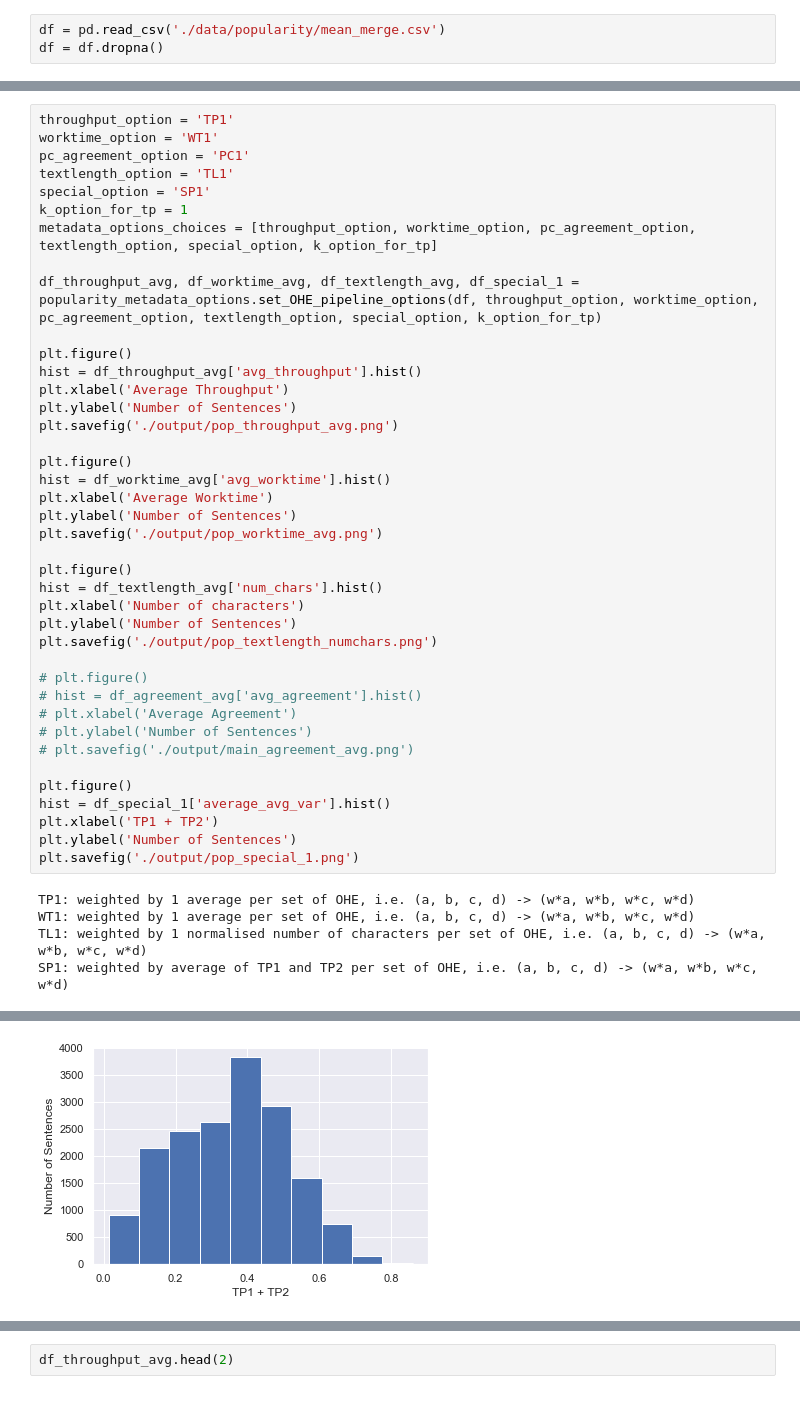
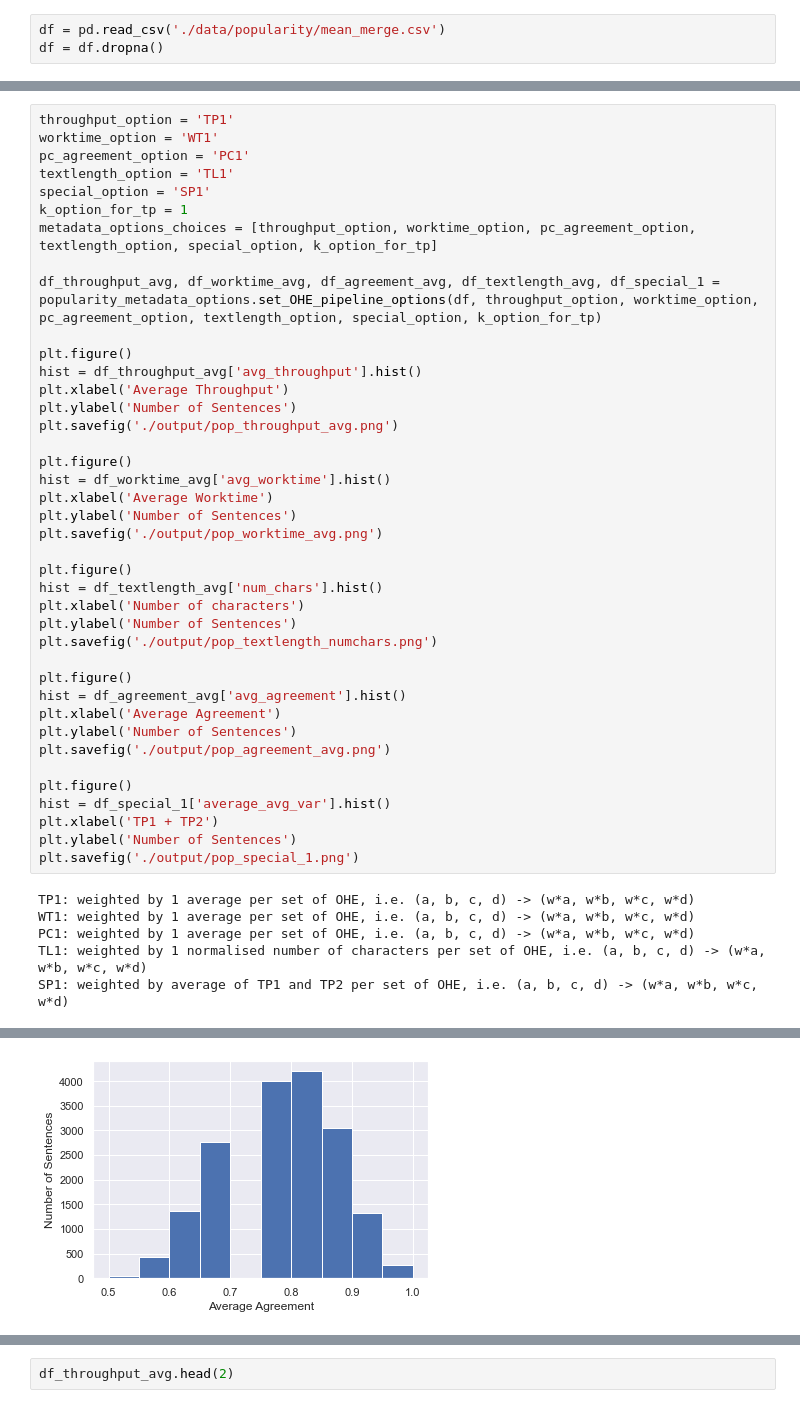
Before and after one commit to quarbby/diplomacy-betrayal, a Jupyter notebook: metadata-statistics-popularity.ipynb, the cells around one changed output, grey strips where cells are left out. Cells and saved outputs as stored; diff of their text form.

```diff
--- a/metadata-statistics-popularity.ipynb
+++ b/metadata-statistics-popularity.ipynb
@@ -32,43 +32,44 @@ special_option = 'SP1'
 k_option_for_tp = 1
 metadata_options_choices = [throughput_option, worktime_option, pc_agreement_option, textlength_option, special_option, k_option_for_tp]
 
-df_throughput_avg, df_worktime_avg, df_textlength_avg, df_special_1 = popularity_metadata_options.set_OHE_pipeline_options(df, throughput_option, worktime_option, pc_agreement_option, textlength_option, special_option, k_option_for_tp)
+df_throughput_avg, df_worktime_avg, df_agreement_avg, df_textlength_avg, df_special_1 = popularity_metadata_options.set_OHE_pipeline_options(df, throughput_option, worktime_option, pc_agreement_option, textlength_option, special_option, k_option_for_tp)
 
 plt.figure()
 hist = df_throughput_avg['avg_throughput'].hist()
 plt.xlabel('Average Throughput')
 plt.ylabel('Number of Sentences')
 plt.savefig('./output/pop_throughput_avg.png')
 
 plt.figure()
 hist = df_worktime_avg['avg_worktime'].hist()
 plt.xlabel('Average Worktime')
 plt.ylabel('Number of Sentences')
 plt.savefig('./output/pop_worktime_avg.png')
 
 plt.figure()
 hist = df_textlength_avg['num_chars'].hist()
 plt.xlabel('Number of characters')
 plt.ylabel('Number of Sentences')
 plt.savefig('./output/pop_textlength_numchars.png')
 
-# plt.figure()
-# hist = df_agreement_avg['avg_agreement'].hist()
-# plt.xlabel('Average Agreement')
-# plt.ylabel('Number of Sentences')
-# plt.savefig('./output/main_agreement_avg.png')
+plt.figure()
+hist = df_agreement_avg['avg_agreement'].hist()
+plt.xlabel('Average Agreement')
+plt.ylabel('Number of Sentences')
+plt.savefig('./output/pop_agreement_avg.png')
 
 plt.figure()
 hist = df_special_1['average_avg_var'].hist()
 plt.xlabel('TP1 + TP2')
 plt.ylabel('Number of Sentences')
 plt.savefig('./output/pop_special_1.png')
 # %% [output]
 TP1: weighted by 1 average per set of OHE, i.e. (a, b, c, d) -> (w*a, w*b, w*c, w*d)
 WT1: weighted by 1 average per set of OHE, i.e. (a, b, c, d) -> (w*a, w*b, w*c, w*d)
+PC1: weighted by 1 average per set of OHE, i.e. (a, b, c, d) -> (w*a, w*b, w*c, w*d)
 TL1: weighted by 1 normalised number of characters per set of OHE, i.e. (a, b, c, d) -> (w*a, w*b, w*c, w*d)
 SP1: weighted by average of TP1 and TP2 per set of OHE, i.e. (a, b, c, d) -> (w*a, w*b, w*c, w*d)
 [figure]
 [figure]
 [figure]
-[figure, old version]
+[figure, new version]
```
Also changed, not shown: parts of 20 cells of this notebook, 21 other files.
